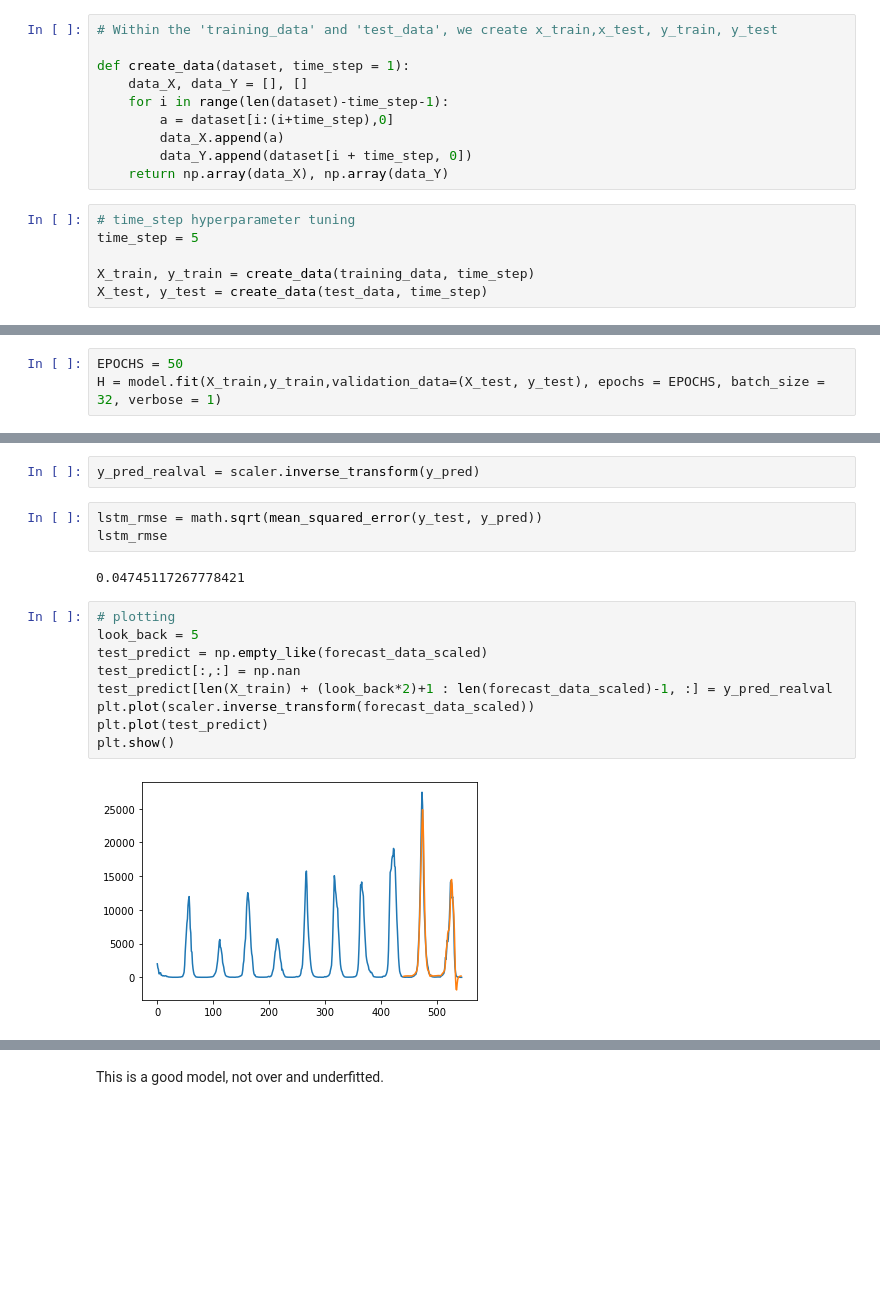
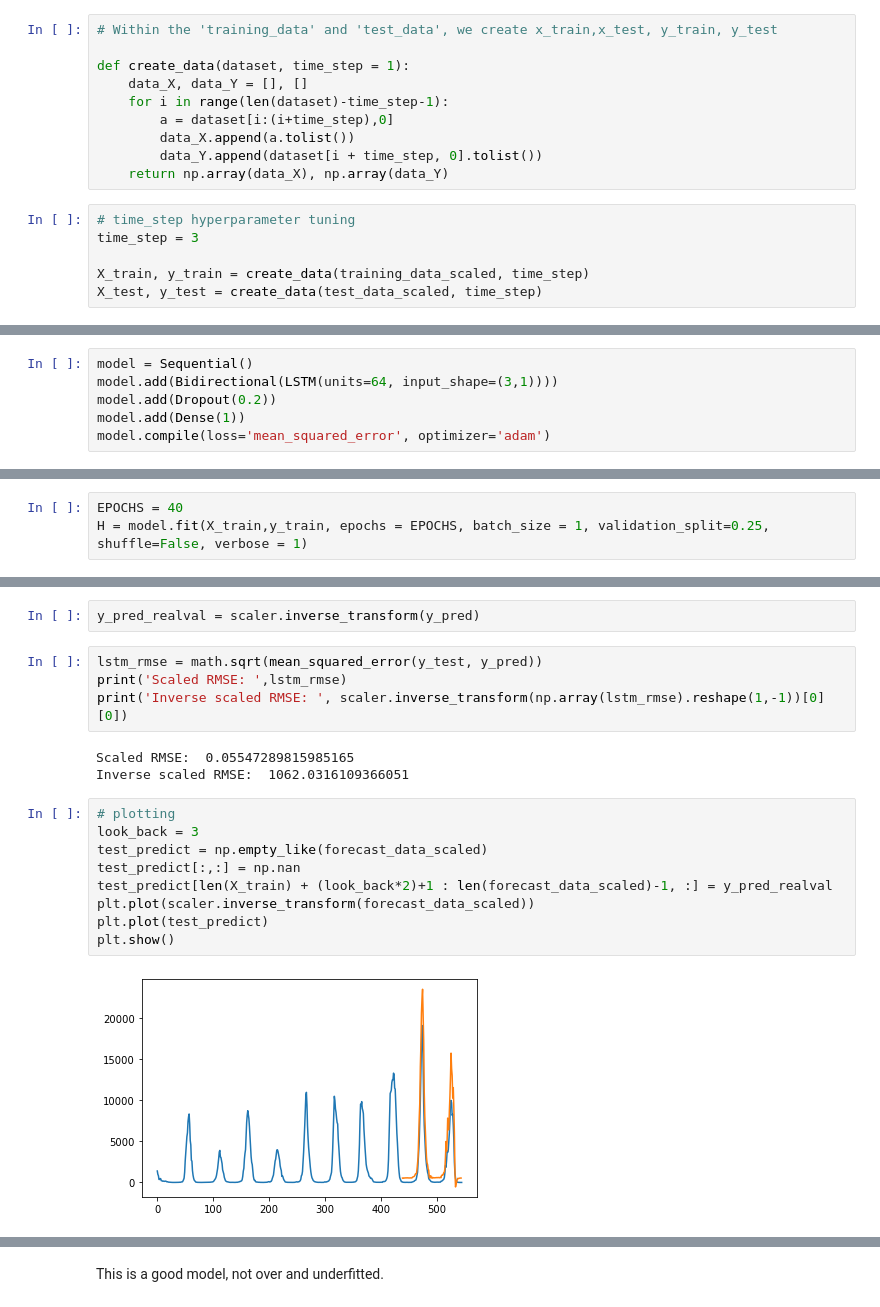
Before and after one commit to nctung4/Flu_Time_Series_Forecasting, a Jupyter notebook: LSTM_model.ipynb, the cells around one changed output, grey strips where cells are left out. Saved outputs shown, nothing was run; the diff lists cells and outputs as text; blank space fills up the shorter version.

Commit message:
LSTM update

```diff
--- a/LSTM_model.ipynb
+++ b/LSTM_model.ipynb
@@ -87,15 +103,15 @@ def create_data(dataset, time_step = 1):
     data_X, data_Y = [], []
     for i in range(len(dataset)-time_step-1):
         a = dataset[i:(i+time_step),0]
-        data_X.append(a)
-        data_Y.append(dataset[i + time_step, 0])
+        data_X.append(a.tolist())
+        data_Y.append(dataset[i + time_step, 0].tolist())
     return np.array(data_X), np.array(data_Y)
 # %%
 # time_step hyperparameter tuning
-time_step = 5
+time_step = 3
 
-X_train, y_train = create_data(training_data, time_step)
-X_test, y_test = create_data(test_data, time_step)
+X_train, y_train = create_data(training_data_scaled, time_step)
+X_test, y_test = create_data(test_data_scaled, time_step)
 # %%
 print('X_train shape: ',X_train.shape, ', y_train shape: ',y_train.shape)
 print('------------------------')
@@ -118,6 +134,12 @@ model.add(LSTM(50, return_sequences = True))
 model.add(LSTM(50))
 model.add(Dense(1))
 model.compile(loss='mean_squared_error', optimizer='adam')
+# %%
+model = Sequential()
+model.add(Bidirectional(LSTM(units=64, input_shape=(3,1))))
+model.add(Dropout(0.2))
+model.add(Dense(1))
+model.compile(loss='mean_squared_error', optimizer='adam')
 # %%
 model.summary()
 # %% [output]
@@ -140,4 +147,4 @@ _________________________________________________________________
 # %%
-EPOCHS = 50
-H = model.fit(X_train,y_train,validation_data=(X_test, y_test), epochs = EPOCHS, batch_size = 32, verbose = 1)
+EPOCHS = 40
+H = model.fit(X_train,y_train, epochs = EPOCHS, batch_size = 1, validation_split=0.25, shuffle=False, verbose = 1)
 # %% [output]
@@ -167,17 +184,19 @@ WARNING:tensorflow:Model was constructed with shape (None, 100, 1) for input Ker
 y_pred_realval = scaler.inverse_transform(y_pred)
 # %%
 lstm_rmse = math.sqrt(mean_squared_error(y_test, y_pred))
-lstm_rmse
+print('Scaled RMSE: ',lstm_rmse)
+print('Inverse scaled RMSE: ', scaler.inverse_transform(np.array(lstm_rmse).reshape(1,-1))[0][0])
 # %% [output]
-0.04745117267778421
+Scaled RMSE:  0.05547289815985165
+Inverse scaled RMSE:  1062.0316109366051
 # %%
 # plotting
-look_back = 5
+look_back = 3
 test_predict = np.empty_like(forecast_data_scaled)
 test_predict[:,:] = np.nan
 test_predict[len(X_train) + (look_back*2)+1 : len(forecast_data_scaled)-1, :] = y_pred_realval
 plt.plot(scaler.inverse_transform(forecast_data_scaled))
 plt.plot(test_predict)
 plt.show()
 # %% [output]
-[figure, old version]
+[figure, new version]
```
Also changed, not shown: parts of 24 cells of this notebook, 1 other file.
